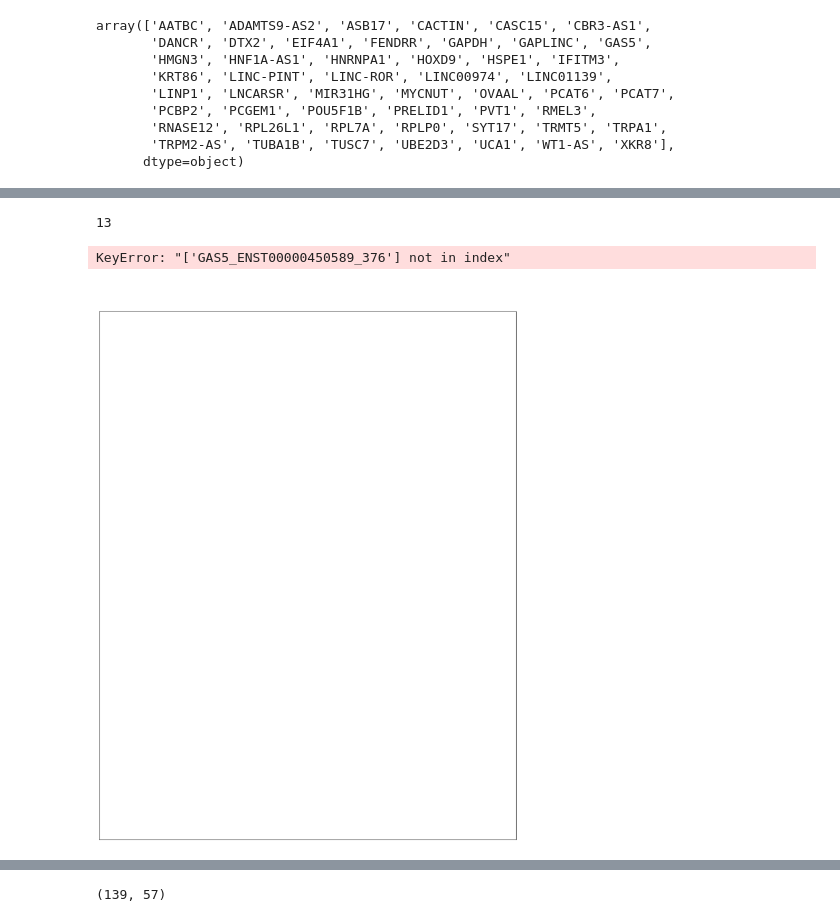
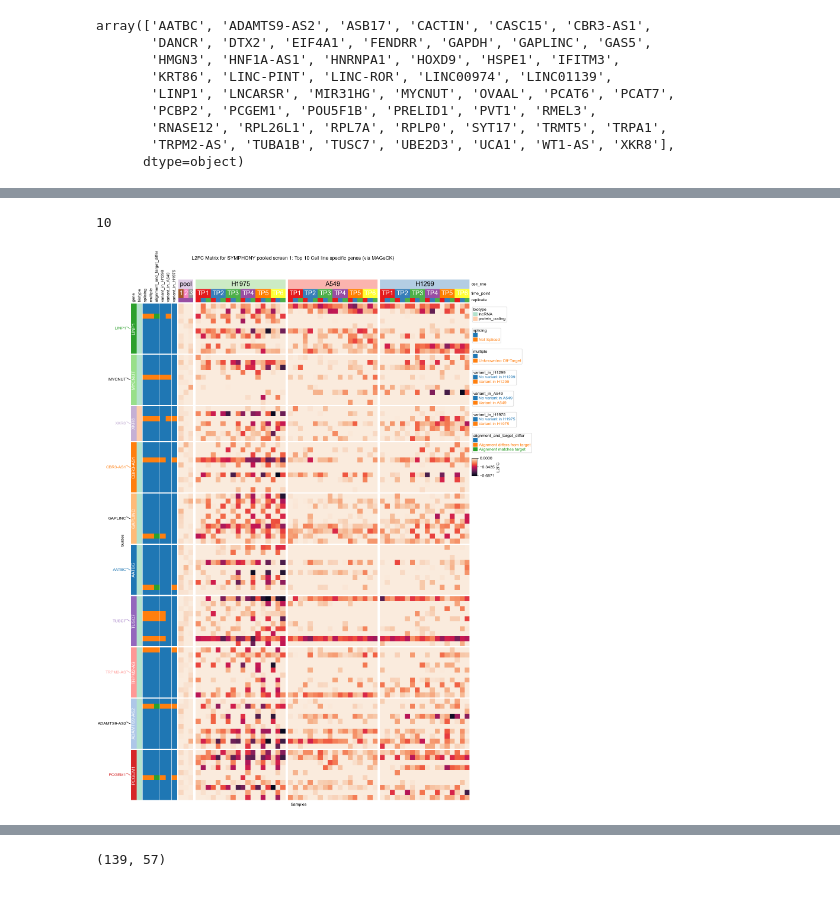
Before and after one commit to stefanpeidli/SYM101, a Jupyter notebook: notebooks/SYM101_check_alignment.ipynb, the cells around one changed output, grey strips where cells are left out. Cells and saved outputs as stored; diff of their text form; code cells hidden in the pictures.

Commit message:
Update guide alignment checks

```diff
--- a/notebooks/SYM101_check_alignment.ipynb
+++ b/notebooks/SYM101_check_alignment.ipynb
@@ -645,12 +761,18 @@ pl.show()
 # %%
+# Get the foldchange for the guide targeting genes with variants in guides
+# (This also grabs all the other guides that target the same gene but might not have variants)
+l2fc_genes = l2fc.index.str.split("_").str[0]
+l2fc_sub = l2fc[l2fc_genes.isin(genes_with_variants)]
+df_sub = df[df.Gene.isin(genes_with_variants)]
+
 # select only genes with overall higher effect maximum
 temp = l2fc_sub.min(axis=1).to_frame().reset_index().rename(columns={0: 'max_l2fc'})
 temp['gene'] = temp.unique_guide_name.str.split('_').str[0]
 ranking = temp.groupby('gene')['max_l2fc'].min().reset_index().sort_values('max_l2fc', ascending=True)
-selected_genes = ranking[ranking.max_l2fc < -5].gene.unique()[:2]
+selected_genes = ranking.gene.unique()[30:40]
 len(selected_genes)
 # %% [output]
-13
+10
 # %%
 import PyComplexHeatmap as pch
 # Get the foldchange for the guide targeting genes with variants in guides
@@ -664,6 +786,8 @@ df_sub = df_sub[df.Gene.isin(selected_genes)]
 l2fc_sub = l2fc_sub.loc[df_sub.index]
 
 # remove duplicates # TODO;
+df_sub = df_sub[~df_sub.index.duplicated(keep='first')]
+l2fc_sub = l2fc_sub[~l2fc_sub.index.duplicated(keep='first')]
 
 biotype = df_sub.sort_values(['transcript_biotype', 'mean_l2fc']).transcript_biotype
 biotype = biotype[~biotype.isin(['protein_coding_CDS_not_defined', 'retained_intron'])]
@@ -687,34 +811,52 @@ top_ha = pch.HeatmapAnnotation(
     time_point=pch.anno_simple(time_point.loc[col_order], add_text=True, height=7, cmap='Set1'),
     replicate=pch.anno_simple(replicate.loc[col_order], add_text=False),
     verbose=0, axis=1, plot_legend=False
 )
 
 left_ha = pch.HeatmapAnnotation(
     label=pch.anno_label(df_sub.Gene, merge=True, cmap='tab20'),
     gene=pch.anno_simple(df_sub.Gene, legend=False, height=5, add_text=True, cmap='tab20'),
     biotype=pch.anno_simple(biotype, legend=True, height=5, add_text=False, cmap='Pastel2'),
+
+    splicing=pch.anno_simple(df_sub.is_spliced.astype(str).replace({'True': 'Spliced', 'False': 'Not Spliced', 'nan': ''}), legend=True, height=5, add_text=False, cmap='tab10'),
+    multiple=pch.anno_simple(df_sub.is_spliced.astype(str).replace({'True': 'Off-Targets', 'False': 'Unknown/no Off-Target', 'nan': ''}), legend=True, height=5, add_text=False, cmap='tab10'),
+    alignment_and_target_differ=pch.anno_simple(
+        df_sub.alignment_and_target_differ.astype(str).replace({'True': 'Alignment differs from target', 'False': 'Alignment matches target', 'nan': ''}),
+        legend=True, height=5, add_text=False, cmap='tab10'
+    ),
+    variant_in_H1299=pch.anno_simple(
+        df_sub.variant_location_H1299.notna().astype(str).replace({'True': 'Variant in H1299', 'False': 'No variant in H1299', 'nan': ''}),
+        legend=True, height=5, add_text=False, cmap='tab10'
+    ),
+    variant_in_A549=pch.anno_simple(
+        df_sub.variant_location_A549.notna().astype(str).replace({'True': 'Variant in A549', 'False': 'No variant in A549', 'nan': ''}),
+        legend=True, height=5, add_text=False, cmap='tab10'
+    ),
+    variant_in_H1975=pch.anno_simple(
+        df_sub.variant_location_H1975.notna().astype(str).replace({'True': 'Variant in H1975', 'False': 'No variant in H1975', 'nan': ''}),
+        legend=True, height=5, add_text=False, cmap='tab10'
+    ),
     verbose=0, axis=0, plot_legend=True
 )
 
 pl.figure(figsize=(15, 20))
 cm = pch.ClusterMapPlotter(
     data=data,
-    # left_annotation=left_ha,
+    left_annotation=left_ha,
     top_annotation=top_ha,
     row_cluster=False, col_cluster=False,
     col_split=cell_line.loc[col_order],
     col_split_gap=2, row_split_gap=1,
     row_split=df_sub.Gene,
     label='beta', row_dendrogram=False, col_dendrogram=False,
-    legend_gap=7, rasterized=True, cmap='rocket', vmin=-3, vmax=0,
+    legend_gap=7, rasterized=True, cmap='rocket', vmax=0,
     legend_kws=dict(label='L2FC'),
     xlabel="Samples", ylabel='Guides', legend_hpad=0,
     verbose=0
 )
 pl.suptitle('L2FC Matrix for SYMPHONY pooled screen 1: Top 10 Cell line specific genes (via MAGeCK)', y=0.92)
 # pl.savefig('../results/cell_line_specificity/count_matrix_l2fc_heatmap_simple.png', dpi=300)
 # pl.savefig('../results/cell_line_specificity/count_matrix_l2fc_heatmap_simple.pdf', dpi=300)
 pl.show()
 # %% [output]
-KeyError: "['GAS5_ENST00000450589_376'] not in index"
-[figure, old version]
+[figure, new version]
```
Also changed, not shown: parts of 27 cells of this notebook, 2 other files.
